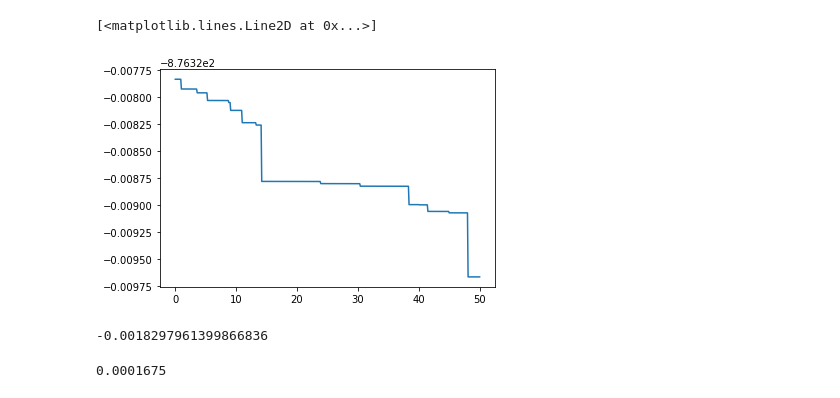
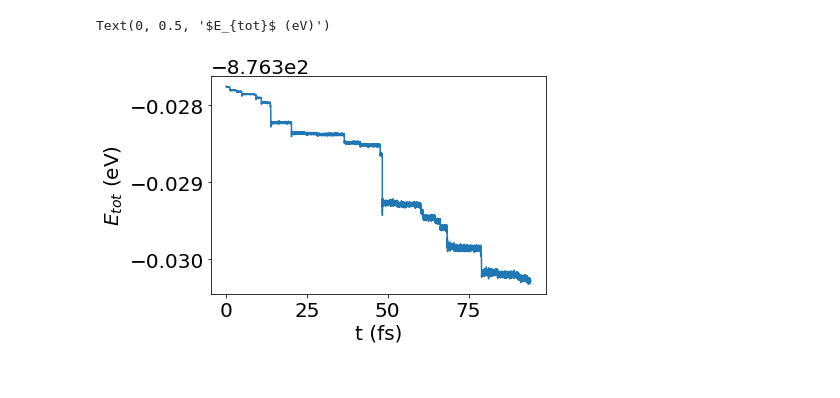
Before and after one commit to ferchault/APDFT, a Jupyter notebook: prototyping/apdft-ofdft-cpmd/MD_simulations/Si8_hc_NVE_ase.ipynb, the cells around one changed output. Cells and saved outputs as stored; diff of their text form; code cells hidden in the pictures.

Commit message:
looking at some data

```diff
--- a/prototyping/apdft-ofdft-cpmd/MD_simulations/Si8_hc_NVE_ase.ipynb
+++ b/prototyping/apdft-ofdft-cpmd/MD_simulations/Si8_hc_NVE_ase.ipynb
@@ -2,19 +7,15 @@
 import numpy as np
 from matplotlib import pyplot as plt
 # %%
-log = np.loadtxt('/home/misa/projects/APDFT-CPMD/data/BOMD/ase_NVE/Si8_hc/Si8_nve.log', skiprows=1)
+log = np.loadtxt('/home/misa/projects/APDFT-CPMD/data/CPMD/Si8_dt_1e-3/Si8_dt_1e-3.log', skiprows=1)
 # %%
-plt.plot(log[:,0]*1000, log[:,1])
+plt.rcParams['font.size'] = 20
+fig, ax = plt.subplots(1,1)
+ax.plot(log[:,0]*1000, log[:,1])
+ax.set_xlabel('t (fs)')
+ax.set_ylabel('$E_{tot}$ (eV)')
 #plt.plot(log[:,0]*1000, log[:,2])
 # %% [output]
-[<matplotlib.lines.Line2D at 0x...>]
+Text(0, 0.5, '$E_{tot}$ (eV)')
-[figure, old version]
+[figure, new version]
-# %%
-log[:,1][-1]-log[:,1][0]
-# %% [output]
--0.0018297961399866836
-# %%
-6.7e-5/8/50*1000
-# %% [output]
-0.0001675
 # %%
```
Also changed, not shown: parts of 6 cells of this notebook, 2 other files.
